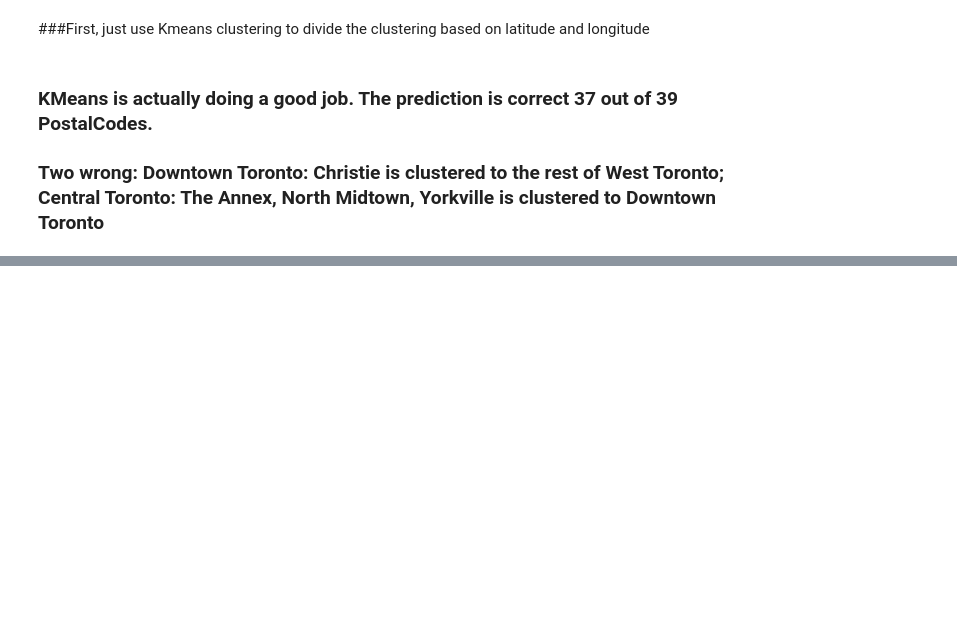
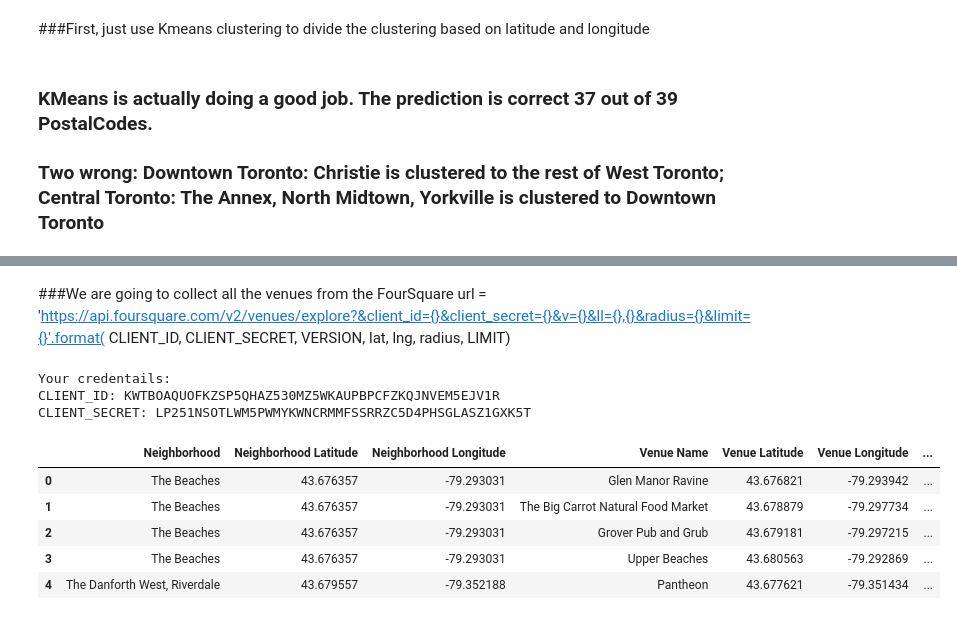
Before and after one commit to vonnan/IBM-capstone-project, a Jupyter notebook: IBM_capstone.ipynb, the cells around one changed output, grey strips where cells are left out. Cells and saved outputs as stored; diff of their text form; code cells hidden in the pictures; blank space fills up the shorter version.

```diff
--- a/IBM_capstone.ipynb
+++ b/IBM_capstone.ipynb
@@ -195,7 +195,7 @@ toronto_map
 KM = KMeans(n_clusters= len(boroughs), n_init= 12, random_state=0)
 X = toronto_city[["Latitude", "Longitude"]]
 KM.fit(X)
-colors = []
+colors2 = []
 KM.labels_
 for label in KM.labels_:
   if label == 1:
@@ -206,9 +206,9 @@ for label in KM.labels_:
     color = "green"
   else:
     color = "purple"
-  colors.append(color)
+  colors2.append(color)
 
-for lat, lng, brgh, hood, color in zip(toronto_city["Latitude"], toronto_city["Longitude"], toronto_city["Borough"], toronto_city["Neighborhood"], colors):
+for lat, lng, brgh, hood, color in zip(toronto_city["Latitude"], toronto_city["Longitude"], toronto_city["Borough"], toronto_city["Neighborhood"], colors2):
   label = brgh + ": " + hood
   folium.CircleMarker(
       [lat, lng],
@@ -236,0 +230,69 @@ manhattan_onehot.head()
+# %% [markdown]
+###We are going to collect all the venues from the FourSquare
+url = 'https://api.foursquare.com/v2/venues/explore?&client_id={}&client_secret={}&v={}&ll={},{}&radius={}&limit={}'.format(
+    CLIENT_ID,
+    CLIENT_SECRET,
+    VERSION,
+    lat,
+    lng,
+    radius,
+    LIMIT)
+# %%
+CLIENT_ID = 'KWTBOAQUOFKZSP5QHAZ530MZ5WKAUPBPCFZKQJNVEM5EJV1R' # your Foursquare ID
+CLIENT_SECRET = 'LP251NSOTLWM5PWMYKWNCRMMFSSRRZC5D4PHSGLASZ1GXK5T' # your Foursquare Secret
+ACCESS_TOKEN = '2NX33SVZLUCMUQOF01CKEZ2PHKA3VAR4NPDCGD4DWOMNVTHP' # your FourSquare Access Token
+VERSION = '20201204'
+LIMIT = 100
+radius = 500
+print('Your credentails:')
+print('CLIENT_ID: ' + CLIENT_ID)
+print('CLIENT_SECRET: ' + CLIENT_SECRET)
+# %% [output]
+Your credentails:
+CLIENT_ID: KWTBOAQUOFKZSP5QHAZ530MZ5WKAUPBPCFZKQJNVEM5EJV1R
+CLIENT_SECRET: LP251NSOTLWM5PWMYKWNCRMMFSSRRZC5D4PHSGLASZ1GXK5T
+# %%
+def getNearByVenues(names, lats, lngs, radius = 500):
+  venue_list = []
+  for name, lat, lng in zip(names, lats, lngs):
+    url = 'https://api.foursquare.com/v2/venues/explore?&client_id={}&client_secret={}&v={}&ll={},{}&radius={}&limit={}'.format(
+        CLIENT_ID,
+        CLIENT_SECRET,
+        VERSION,
+        lat,
+        lng,
+        radius,
+        LIMIT)
+    results = requests.get(url).json()["response"]["groups"][0]["items"]
+    venue_list.append([(
+        name,
+        lat,
+        lng,
+        v["venue"]["name"],
+        v["venue"]["location"]["lat"],
+        v["venue"]["location"]["lng"],
+        v["venue"]["categories"][0]["name"]) for v in results])
+
+  venue_df = pd.DataFrame([item for v in venue_list for item in v])
+
+  venue_df.columns =[
+                      "Neighborhood",
+                      "Neighborhood Latitude",
+                      "Neighborhood Longitude",
+                      "Venue Name",
+                      "Venue Latitude",
+                      "Venue Longitude",
+                      "Venue Category"
+  ]
+
+  return venue_df
+# %%
+toronto_city_venues = getNearByVenues(toronto_city["Neighborhood"], toronto_city["Latitude"], toronto_city["Longitude"], radius = 500)
+toronto_city_venues.head()
+# %% [output]
+|  | Neighborhood | Neighborhood Latitude | Neighborhood Longitude | Venue Name | Venue Latitude | Venue Longitude | ... |
+| 0 | The Beaches | 43.676357 | -79.293031 | Glen Manor Ravine | 43.676821 | -79.293942 | ... |
+| 1 | The Beaches | 43.676357 | -79.293031 | The Big Carrot Natural Food Market | 43.678879 | -79.297734 | ... |
+| 2 | The Beaches | 43.676357 | -79.293031 | Grover Pub and Grub | 43.679181 | -79.297215 | ... |
+| 3 | The Beaches | 43.676357 | -79.293031 | Upper Beaches | 43.680563 | -79.292869 | ... |
+| 4 | The Danforth West, Riverdale | 43.679557 | -79.352188 | Pantheon | 43.677621 | -79.351434 | ... |
```
Also changed, not shown: parts of 5 cells of this notebook.
